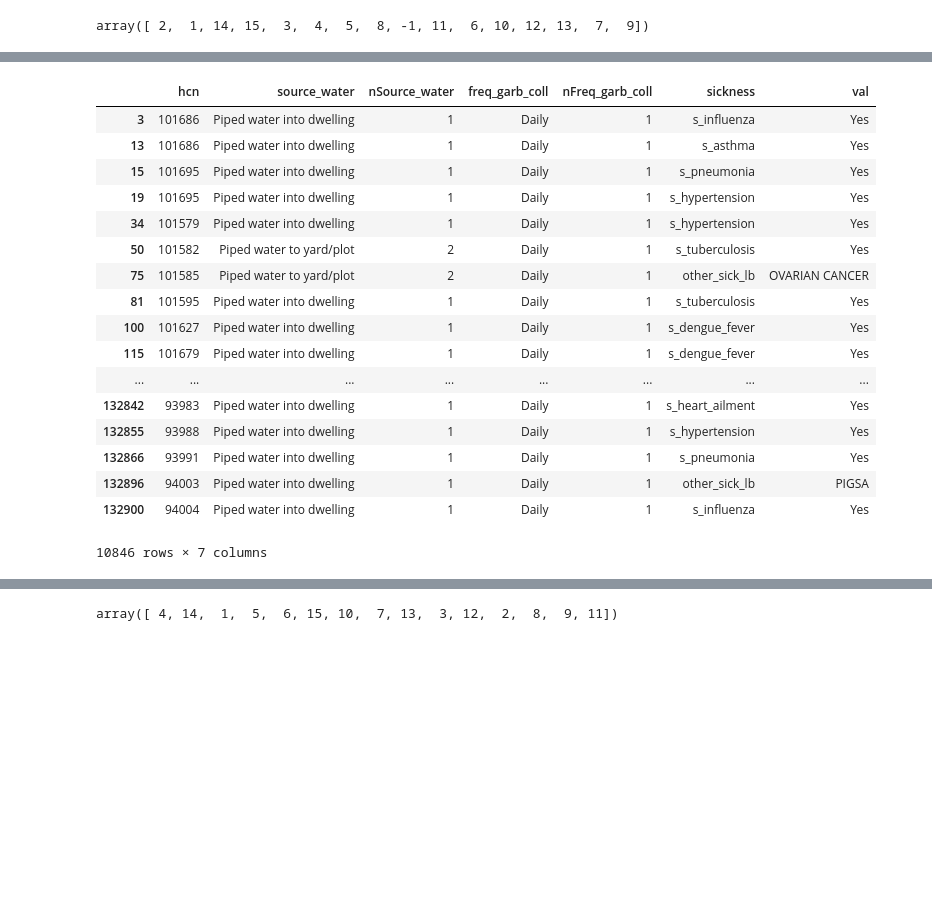
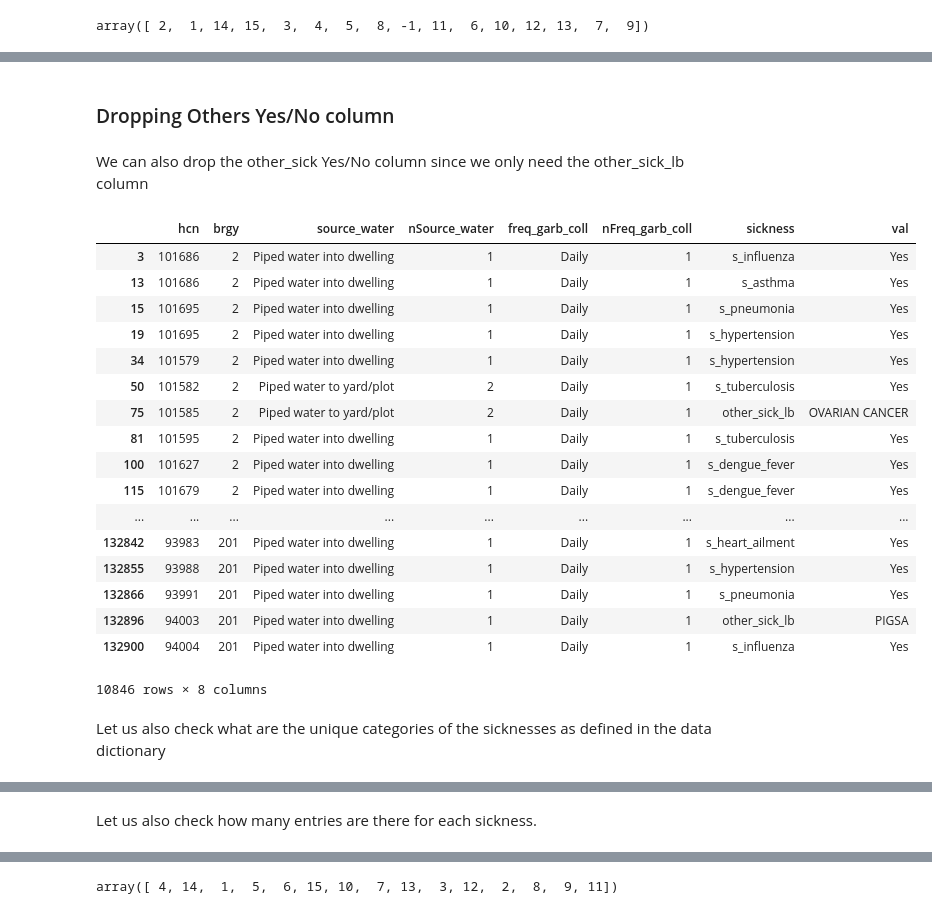
Before and after one commit to poisonivysaur/DATASCI-MP, a Jupyter notebook: [DATASCI MP] LIM_RODRIGUEZ.ipynb, the cells around one changed output, grey strips where cells are left out. Saved outputs shown, nothing was run; the diff lists cells and outputs as text; code cells hidden in the pictures; blank space fills up the shorter version.

```diff
--- a/[DATASCI MP] LIM_RODRIGUEZ.ipynb
+++ b/[DATASCI MP] LIM_RODRIGUEZ.ipynb
@@ -25,4 +44,4 @@ import os
 # %%
-df = pd.read_csv("pasay_compressed/Pasay_2011_csv/hpq_hh.csv", encoding="latin-1")
-df.head(20)
+df = pd.read_csv(file_path, encoding="latin-1")
+df.head(10)
 # %% [output]
@@ -51,14 +71,15 @@ len(df)
 # %%
 dfhh = pd.DataFrame()
 dfhh["hcn"] = df["hcn"]
+dfhh["brgy"] = df["brgy"]
 
 dfhh["source_water"] = df["source_water"]
 # dfhh["source_water_o"] = df["source_water_o"]
 
+dfhh["freq_garb_coll"] = df["freq_garb_coll"]
 # dfhh["garb_collect"] = df["garb_collect"]
 # dfhh["garb_collector"] = df["garb_collector"]
 # dfhh["garb_collector_o"] = df["garb_collector_o"]
-dfhh["freq_garb_coll"] = df["freq_garb_coll"]
 # dfhh["freq_garb_coll_o"] = df["freq_garb_coll_o"]
 
 dfhh["gsick"] = df["gsick"]
@@ -275,4 +377,4 @@ dfhh
 # %%
-dfstacked = dfhh.set_index(["hcn","source_water","nSource_water","freq_garb_coll","nFreq_garb_coll"]).rename_axis("sickness", axis = 1).stack().reset_index()
+dfstacked = dfhh.set_index(["hcn","brgy","source_water","nSource_water","freq_garb_coll","nFreq_garb_coll"]).rename_axis("sickness", axis = 1).stack().reset_index()
 dfstacked
 # %% [output]
@@ -297,4 +399,4 @@ dfstacked
 # %%
-dfstacked.columns = ['hcn', 'source_water', 'nSource_water', 'freq_garb_coll', 'nFreq_garb_coll', 'sickness', 'val']
+dfstacked.columns = ['hcn', 'brgy', 'source_water', 'nSource_water', 'freq_garb_coll', 'nFreq_garb_coll', 'sickness', 'val']
 dfstacked
 # %% [output]
@@ -319,31 +452,36 @@ dfstacked
+# %% [markdown]
+### Dropping Others Yes/No column
+# %% [markdown]
+We can also drop the other_sick Yes/No column since we only need the other_sick_lb column
 # %%
-no_val = dfstacked.loc[dfstacked["val"] == "No"].index
-no_val
-dfstacked = dfstacked.drop(no_val, axis = 0)
+# Get indices of rows that are part of others category
+other_sick = dfstacked.loc[dfstacked["sickness"]=="other_sick"].index
 
-other_sick = dfstacked.loc[dfstacked["sickness"]=="other_sick"].index
-other_sick
+# Drop these rows
 dfstacked = dfstacked.drop(other_sick, axis = 0)
+
 dfstacked
 # %% [output]
-|  | hcn | source_water | nSource_water | freq_garb_coll | nFreq_garb_coll | sickness | val |
-| 3 | 101686 | Piped water into dwelling | 1 | Daily | 1 | s_influenza | Yes |
-| 13 | 101686 | Piped water into dwelling | 1 | Daily | 1 | s_asthma | Yes |
-| 15 | 101695 | Piped water into dwelling | 1 | Daily | 1 | s_pneumonia | Yes |
-| 19 | 101695 | Piped water into dwelling | 1 | Daily | 1 | s_hypertension | Yes |
-| 34 | 101579 | Piped water into dwelling | 1 | Daily | 1 | s_hypertension | Yes |
-| 50 | 101582 | Piped water to yard/plot | 2 | Daily | 1 | s_tuberculosis | Yes |
-| 75 | 101585 | Piped water to yard/plot | 2 | Daily | 1 | other_sick_lb | OVARIAN CANCER |
-| 81 | 101595 | Piped water into dwelling | 1 | Daily | 1 | s_tuberculosis | Yes |
-| 100 | 101627 | Piped water into dwelling | 1 | Daily | 1 | s_dengue_fever | Yes |
-| 115 | 101679 | Piped water into dwelling | 1 | Daily | 1 | s_dengue_fever | Yes |
-| ... | ... | ... | ... | ... | ... | ... | ... |
-| 132842 | 93983 | Piped water into dwelling | 1 | Daily | 1 | s_heart_ailment | Yes |
-| 132855 | 93988 | Piped water into dwelling | 1 | Daily | 1 | s_hypertension | Yes |
-| 132866 | 93991 | Piped water into dwelling | 1 | Daily | 1 | s_pneumonia | Yes |
-| 132896 | 94003 | Piped water into dwelling | 1 | Daily | 1 | other_sick_lb | PIGSA |
-| 132900 | 94004 | Piped water into dwelling | 1 | Daily | 1 | s_influenza | Yes |
+|  | hcn | brgy | source_water | nSource_water | freq_garb_coll | nFreq_garb_coll | sickness | val |
+| 3 | 101686 | 2 | Piped water into dwelling | 1 | Daily | 1 | s_influenza | Yes |
+| 13 | 101686 | 2 | Piped water into dwelling | 1 | Daily | 1 | s_asthma | Yes |
+| 15 | 101695 | 2 | Piped water into dwelling | 1 | Daily | 1 | s_pneumonia | Yes |
+| 19 | 101695 | 2 | Piped water into dwelling | 1 | Daily | 1 | s_hypertension | Yes |
+| 34 | 101579 | 2 | Piped water into dwelling | 1 | Daily | 1 | s_hypertension | Yes |
+| 50 | 101582 | 2 | Piped water to yard/plot | 2 | Daily | 1 | s_tuberculosis | Yes |
+| 75 | 101585 | 2 | Piped water to yard/plot | 2 | Daily | 1 | other_sick_lb | OVARIAN CANCER |
+| 81 | 101595 | 2 | Piped water into dwelling | 1 | Daily | 1 | s_tuberculosis | Yes |
+| 100 | 101627 | 2 | Piped water into dwelling | 1 | Daily | 1 | s_dengue_fever | Yes |
+| 115 | 101679 | 2 | Piped water into dwelling | 1 | Daily | 1 | s_dengue_fever | Yes |
+| ... | ... | ... | ... | ... | ... | ... | ... | ... |
+| 132842 | 93983 | 201 | Piped water into dwelling | 1 | Daily | 1 | s_heart_ailment | Yes |
+| 132855 | 93988 | 201 | Piped water into dwelling | 1 | Daily | 1 | s_hypertension | Yes |
+| 132866 | 93991 | 201 | Piped water into dwelling | 1 | Daily | 1 | s_pneumonia | Yes |
+| 132896 | 94003 | 201 | Piped water into dwelling | 1 | Daily | 1 | other_sick_lb | PIGSA |
+| 132900 | 94004 | 201 | Piped water into dwelling | 1 | Daily | 1 | s_influenza | Yes |
-10846 rows × 7 columns
+10846 rows × 8 columns
+# %% [markdown]
+Let us also check what are the unique categories of the sicknesses as defined in the data dictionary
 # %%
 dfstacked["sickness"].unique()
 # %% [output]
@@ -354 +493,3 @@ array(['s_influenza', 's_asthma', 's_pneumonia', 's_hypertension',
+# %% [markdown]
+Let us also check how many entries are there for each sickness.
 # %%
```
Also changed, not shown: parts of 244 cells of this notebook.
